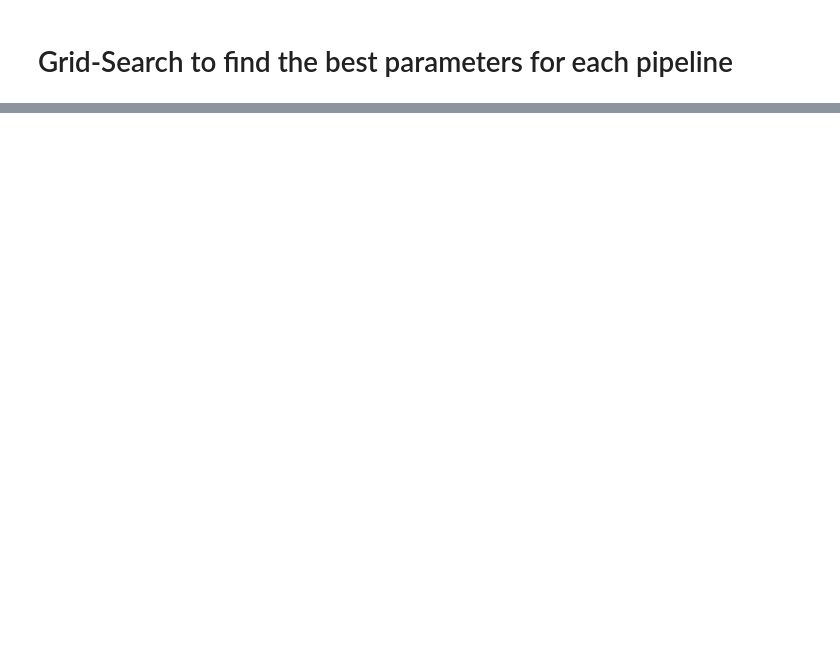
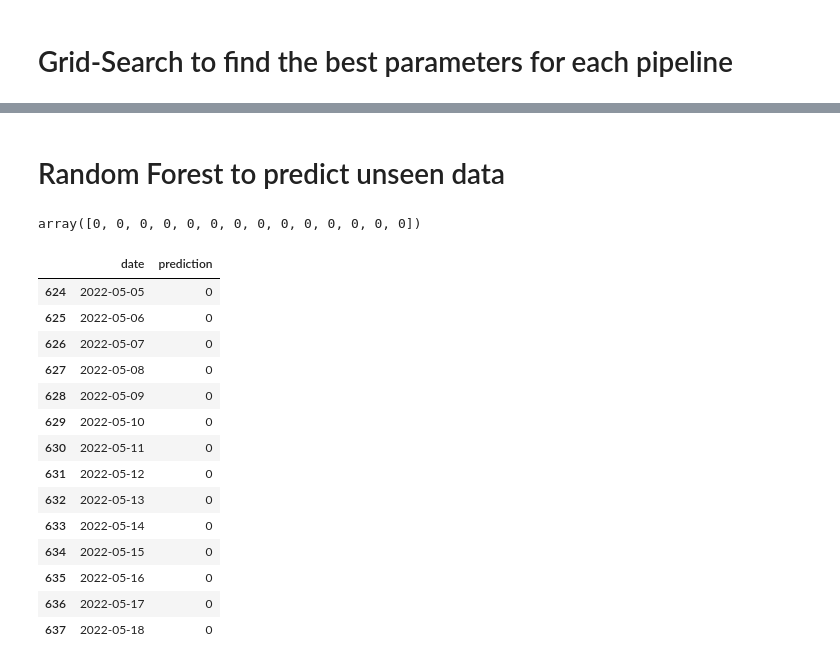
Before and after one commit to inherentspice/Polkadot-Price-Prediction, a Jupyter notebook: polkadot/Classification_pipeline.ipynb, the cells around one changed output, grey strips where cells are left out. Cells and saved outputs as stored; diff of their text form; code cells hidden in the pictures; blank space fills up the shorter version.

Commit message:
Completed final prediction on unseen data

```diff
--- a/polkadot/Classification_pipeline.ipynb
+++ b/polkadot/Classification_pipeline.ipynb
@@ -206,0 +233,3 @@ The best score is:
+# %%
+random_pipe.fit(X_train, y_train)
+predict = random_pipe.score(X_test, y_test)
@@ -206,0 +240,30 @@ The best score is:
+# %% [markdown]
+# Random Forest to predict unseen data
+# %%
+predict_unseen = random_pipe.predict(new_X.drop(columns=['date', 'Value_classification']))
+# %%
+predict_unseen
+# %% [output]
+array([0, 0, 0, 0, 0, 0, 0, 0, 0, 0, 0, 0, 0, 0])
+# %%
+df = pd.DataFrame(new_X['date'])
+# %%
+df['prediction'] = predict_unseen
+# %%
+df
+# %% [output]
+|  | date | prediction |
+| 624 | 2022-05-05 | 0 |
+| 625 | 2022-05-06 | 0 |
+| 626 | 2022-05-07 | 0 |
+| 627 | 2022-05-08 | 0 |
+| 628 | 2022-05-09 | 0 |
+| 629 | 2022-05-10 | 0 |
+| 630 | 2022-05-11 | 0 |
+| 631 | 2022-05-12 | 0 |
+| 632 | 2022-05-13 | 0 |
+| 633 | 2022-05-14 | 0 |
+| 634 | 2022-05-15 | 0 |
+| 635 | 2022-05-16 | 0 |
+| 636 | 2022-05-17 | 0 |
+| 637 | 2022-05-18 | 0 |
```
Also changed, not shown: parts of 31 cells of this notebook.
